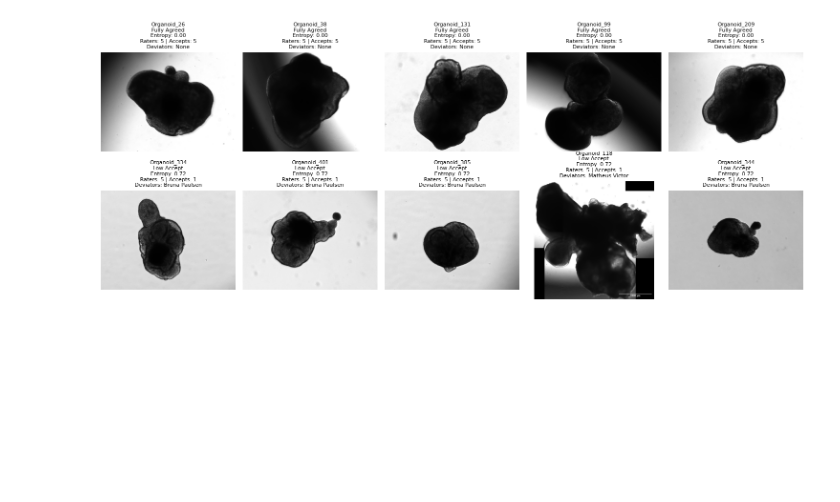
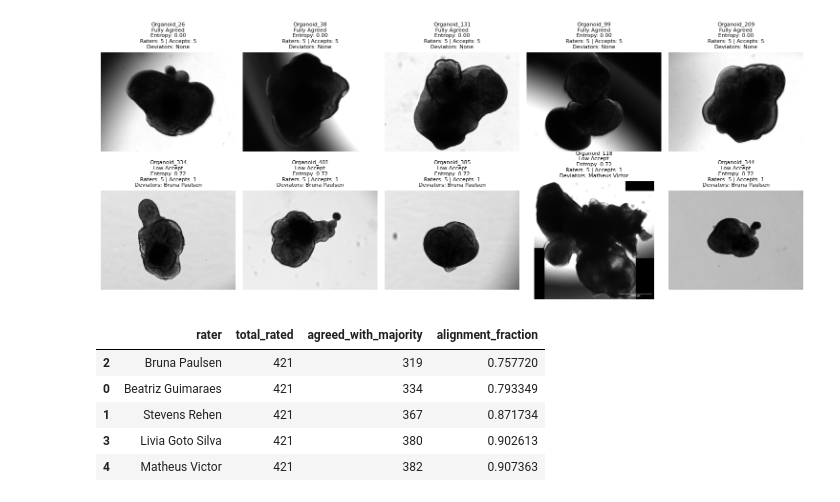
Before and after one commit to dsi-clinic/2025-promega-mini-test, a Jupyter notebook: surveys/stats.ipynb, the cells around one changed output. Saved outputs shown, nothing was run; the diff lists cells and outputs as text; code cells hidden in the pictures; blank space fills up the shorter version.

```diff
--- a/surveys/stats.ipynb
+++ b/surveys/stats.ipynb
@@ -529,3 +496,51 @@ plt.tight_layout()
 plt.show()
 # %% [output]
 [figure]
+# %%
+from collections import defaultdict
+
+# Step 1: Get majority vote per organoid
+majority_map = {}
+
+for organoid_id, group in df.groupby("organoid_id"):
+    ratings = group["eval_num"].values
+    if len(ratings) < 2:
+        continue
+    majority = 1 if (ratings == 1).sum() >= (ratings == 0).sum() else 0
+    majority_map[organoid_id] = majority
+
+# Step 2: Track agreement for each rater
+rater_stats = defaultdict(lambda: {"agreed": 0, "total": 0})
+
+for _, row in df.iterrows():
+    oid = row["organoid_id"]
+    rater = row["employee"]
+    rating = row["eval_num"]
+
+    if oid not in majority_map:
+        continue
+
+    majority = majority_map[oid]
+    rater_stats[rater]["total"] += 1
+    if rating == majority:
+        rater_stats[rater]["agreed"] += 1
+
+# Step 3: Format as DataFrame
+rater_alignment = pd.DataFrame([
+    {
+        "rater": r,
+        "total_rated": stats["total"],
+        "agreed_with_majority": stats["agreed"],
+        "alignment_fraction": stats["agreed"] / stats["total"] if stats["total"] > 0 else np.nan
+    }
+    for r, stats in rater_stats.items()
+]).sort_values(by="alignment_fraction", ascending=True)
+
+rater_alignment
+# %% [output]
+|  | rater | total_rated | agreed_with_majority | alignment_fraction |
+| 2 | Bruna Paulsen | 421 | 319 | 0.757720 |
+| 0 | Beatriz Guimaraes | 421 | 334 | 0.793349 |
+| 1 | Stevens Rehen | 421 | 367 | 0.871734 |
+| 3 | Livia Goto Silva | 421 | 380 | 0.902613 |
+| 4 | Matheus Victor | 421 | 382 | 0.907363 |
```
Also changed, not shown: parts of 2 cells of this notebook, 2 other files.
